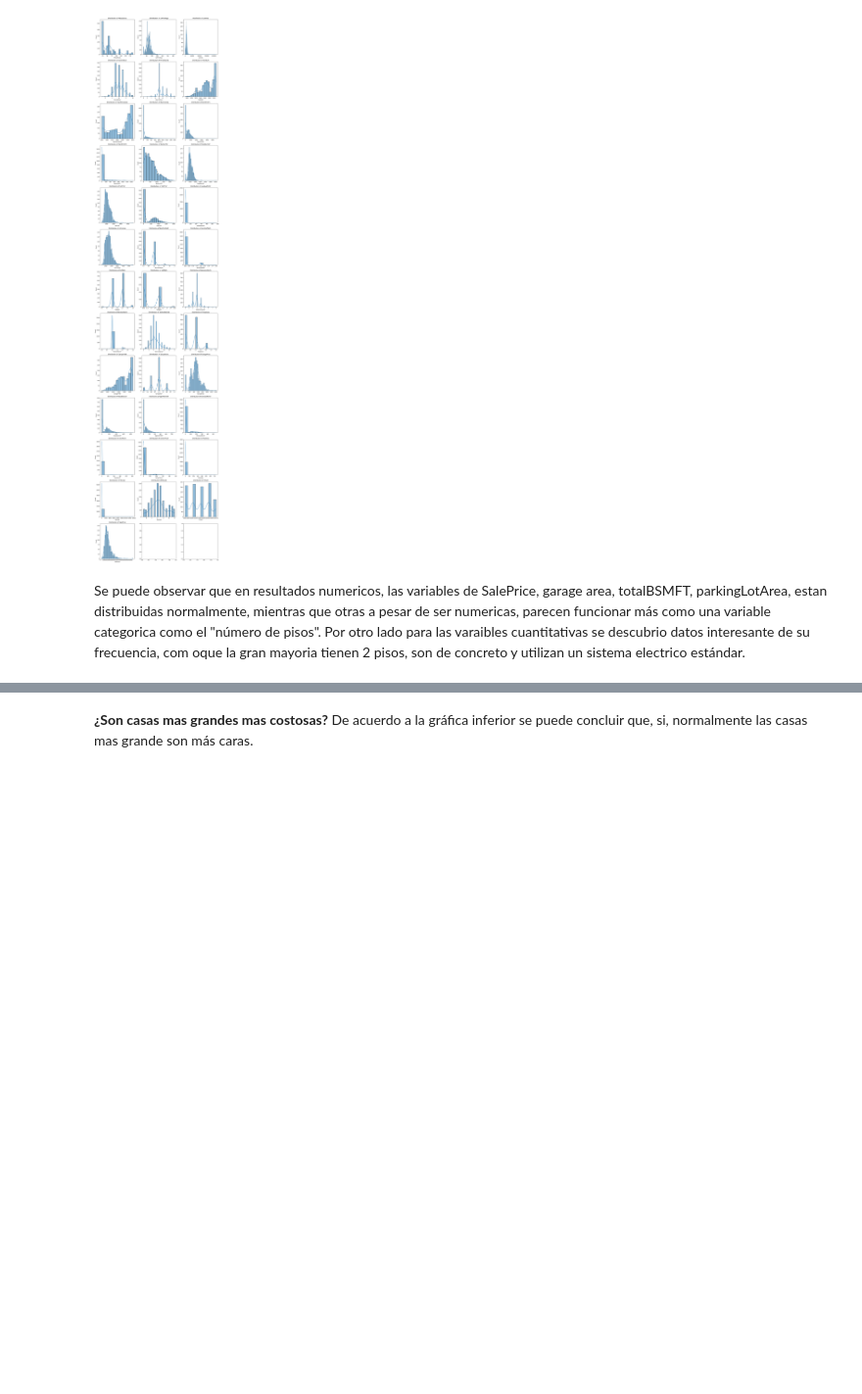
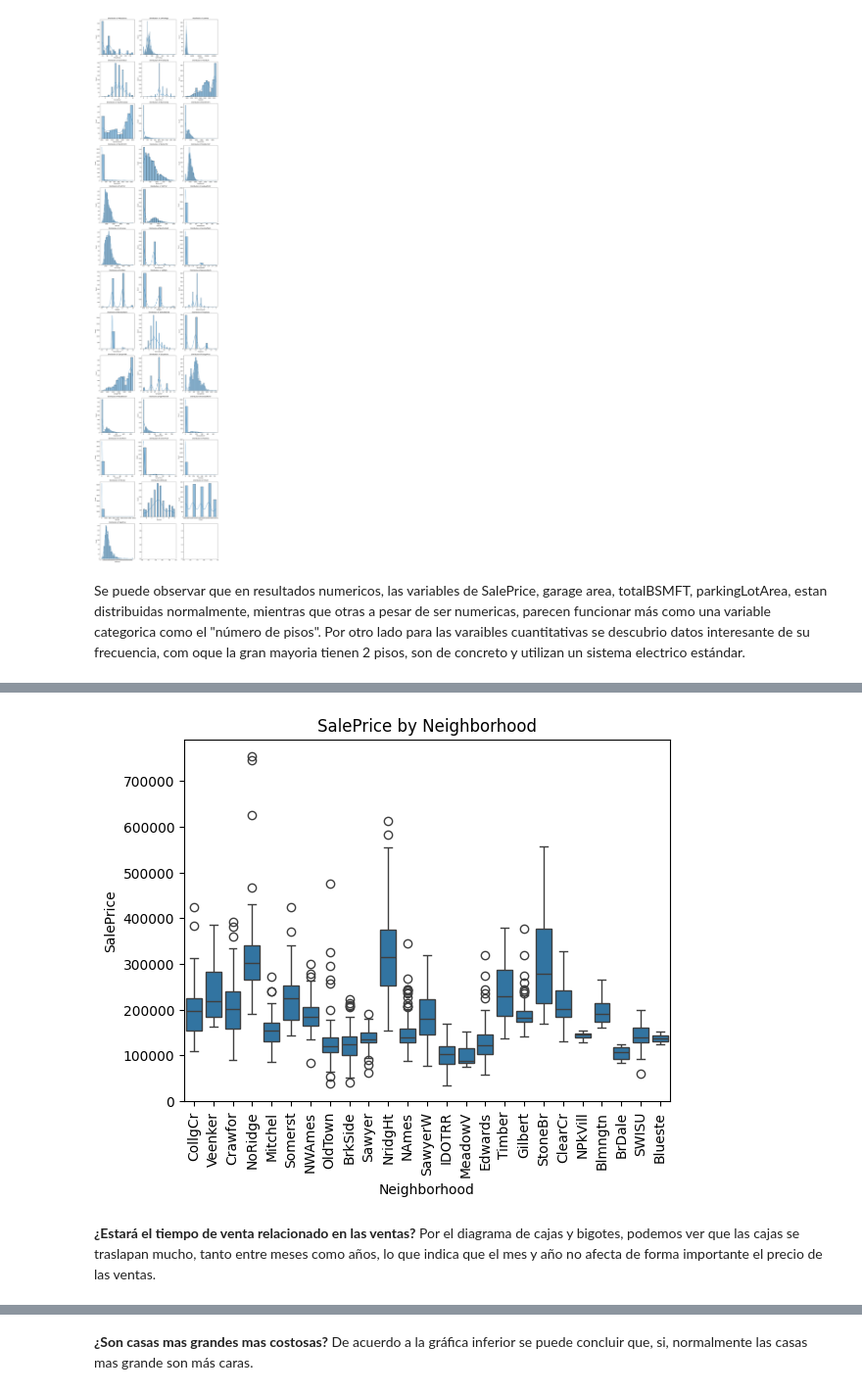
Before and after one commit to DanielRasho/MD-Proyecto2, a Jupyter notebook: main.ipynb, the cells around one changed output, grey strips where cells are left out. Shown at 98% size. Drawn from its saved outputs; the diff is of its cells as text; code cells hidden in the pictures; blank space fills up the shorter version.

```diff
--- a/main.ipynb
+++ b/main.ipynb
@@ -243,3 +245,14 @@ __¿Estará el tiempo de venta relacionado en las ventas?__
+# %%
+# Boxplot to see SalePrice across different Neighborhoods
+sns.boxplot(x='Neighborhood', y='SalePrice', data=df)
+plt.title("SalePrice by Neighborhood")
+plt.xticks(rotation=90)
+plt.show()
+# %% [output]
+[figure, added]
+# %% [markdown]
+__¿Estará el tiempo de venta relacionado en las ventas?__
+Por el diagrama de cajas y bigotes, podemos ver que las cajas se traslapan mucho, tanto entre meses como años, lo que indica que el mes y año no afecta de forma importante el precio de las ventas.
 # %%
 # Boxplot for MoSold vs SalePrice
 sns.boxplot(x='MoSold', y='SalePrice', data=df)
```
Also changed, not shown: parts of 11 cells of this notebook.
